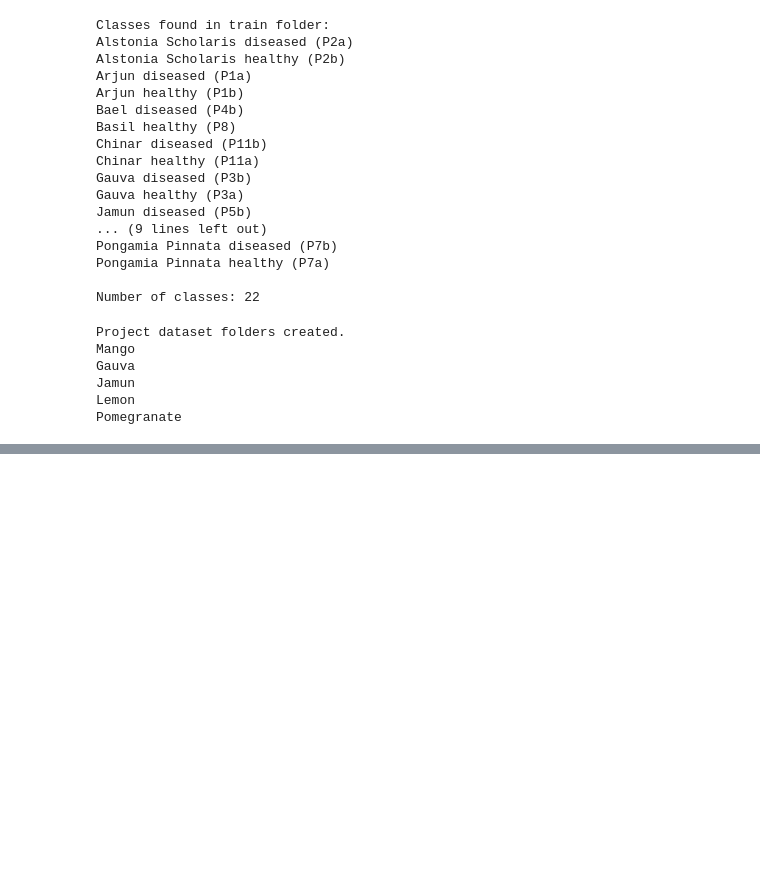
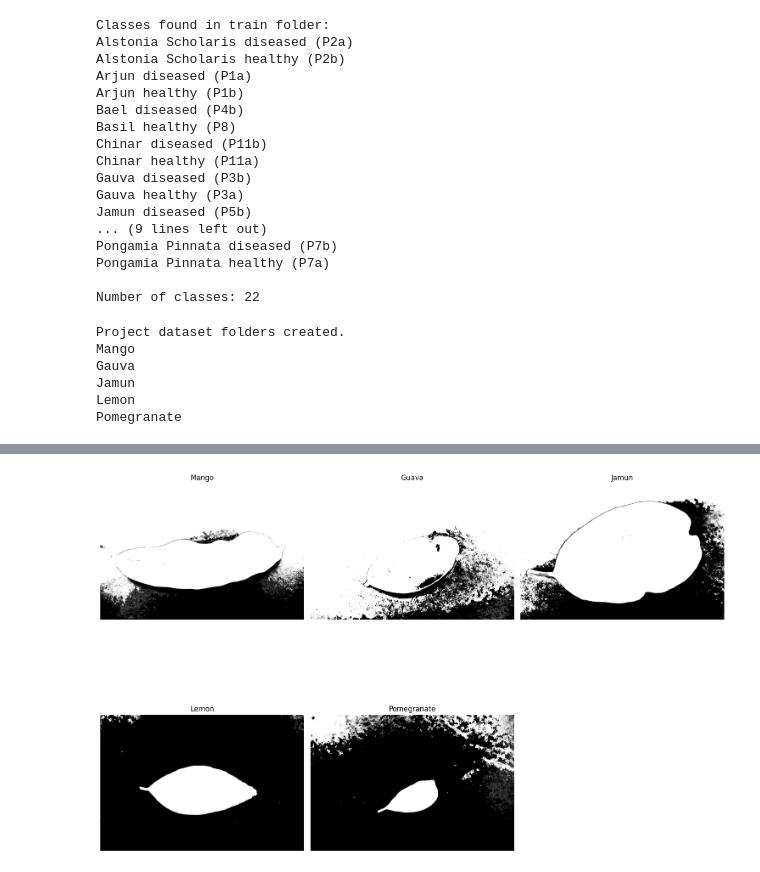
Before and after one commit to Sourabh-IISER/LEAF_CLASSIFICATION, a Jupyter notebook: notebooks/leaf_classification.ipynb, the cells around one changed output, grey strips where cells are left out. Cells and saved outputs as stored; diff of their text form; code cells hidden in the pictures; blank space fills up the shorter version.

```diff
--- a/notebooks/leaf_classification.ipynb
+++ b/notebooks/leaf_classification.ipynb
@@ -414,0 +543,52 @@ plt.show()
+# %%
+import cv2
+import os
+import matplotlib.pyplot as plt
+
+classes = ["Mango", "Guava", "Jamun", "Lemon", "Pomegranate"]
+
+plt.figure(figsize=(15, 12))
+
+for i, class_name in enumerate(classes):
+
+    folder = os.path.join(
+        project_dataset_path,
+        "train",
+        class_name
+    )
+
+    # Take the first image from this class
+    image_files = [
+        f for f in os.listdir(folder)
+        if f.lower().endswith((".jpg", ".jpeg", ".png", ".bmp"))
+    ]
+
+    image_path = os.path.join(folder, image_files[0])
+
+    # Read image
+    image = cv2.imread(image_path)
+
+    # Convert BGR → RGB
+    image_rgb = cv2.cvtColor(image, cv2.COLOR_BGR2RGB)
+
+    # Convert RGB → HSV
+    hsv = cv2.cvtColor(image_rgb, cv2.COLOR_RGB2HSV)
+
+    # Extract HSV channels
+    H = hsv[:, :, 0]
+    S = hsv[:, :, 1]
+    V = hsv[:, :, 2]
+
+    # Create a mask using saturation and brightness
+    mask = ((S > 40) & (V > 30)).astype("uint8") * 255
+
+    # Display the mask
+    plt.subplot(2, 3, i + 1)
+    plt.imshow(mask, cmap="gray")
+    plt.title(class_name)
+    plt.axis("off")
+
+plt.tight_layout()
+plt.show()
+# %% [output]
+[figure, added]
```
Also changed, not shown: parts of 9 cells of this notebook.
